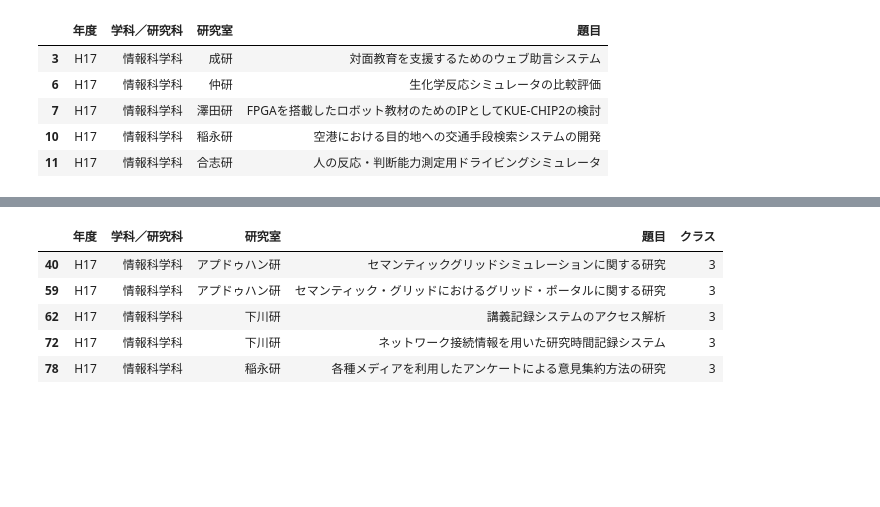
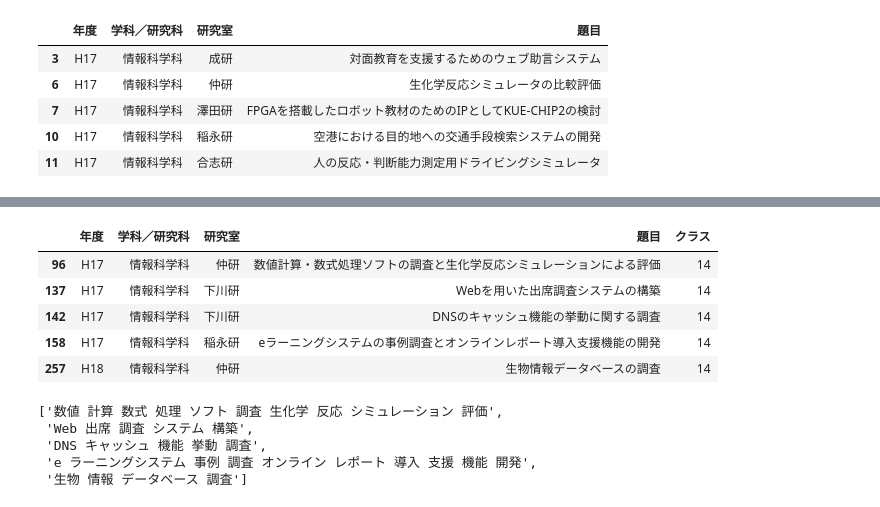
Before and after one commit to kuhaha/text_clustering, a Jupyter notebook: text_clustering2.ipynb, the cells around one changed output, grey strips where cells are left out. Saved outputs shown, nothing was run; the diff lists cells and outputs as text; code cells hidden in the pictures; blank space fills up the shorter version.

```diff
--- a/text_clustering2.ipynb
+++ b/text_clustering2.ipynb
@@ -78,10 +91,23 @@ plt.legend( loc='center left', bbox_to_anchor=(1., .5))
-# %%
-k=3
-target_docs_df[target_docs_df['クラス']==k].head()
-# %% [output]
-|  | 年度 | 学科／研究科 | 研究室 | 題目 | クラス |
-| 40 | H17 | 情報科学科 | アプドゥハン研 | セマンティックグリッドシミュレーションに関する研究 | 3 |
-| 59 | H17 | 情報科学科 | アプドゥハン研 | セマンティック・グリッドにおけるグリッド・ポータルに関する研究 | 3 |
-| 62 | H17 | 情報科学科 | 下川研 | 講義記録システムのアクセス解析 | 3 |
-| 72 | H17 | 情報科学科 | 下川研 | ネットワーク接続情報を用いた研究時間記録システム | 3 |
-| 78 | H17 | 情報科学科 | 稲永研 | 各種メディアを利用したアンケートによる意見集約方法の研究 | 3 |
+# %%
+k=14
+df1 = target_docs_df[target_docs_df['クラス']==k]
+df1.head()
+# %% [output]
+|  | 年度 | 学科／研究科 | 研究室 | 題目 | クラス |
+| 96 | H17 | 情報科学科 | 仲研 | 数値計算・数式処理ソフトの調査と生化学反応シミュレーションによる評価 | 14 |
+| 137 | H17 | 情報科学科 | 下川研 | Webを用いた出席調査システムの構築 | 14 |
+| 142 | H17 | 情報科学科 | 下川研 | DNSのキャッシュ機能の挙動に関する調査 | 14 |
+| 158 | H17 | 情報科学科 | 稲永研 | eラーニングシステムの事例調査とオンラインレポート導入支援機能の開発 | 14 |
+| 257 | H18 | 情報科学科 | 仲研 | 生物情報データベースの調査 | 14 |
+# %%
+import nlplot
+texts =[]
+for text in df1['題目'].values:
+    texts += [" ".join(mecab_sep(text))]
+texts[:5]
+# %% [output]
+['数値 計算 数式 処理 ソフト 調査 生化学 反応 シミュレーション 評価',
+ 'Web 出席 調査 システム 構築',
+ 'DNS キャッシュ 機能 挙動 調査',
+ 'e ラーニングシステム 事例 調査 オンライン レポート 導入 支援 機能 開発',
+ '生物 情報 データベース 調査']
```
Also changed, not shown: parts of 7 cells of this notebook.
